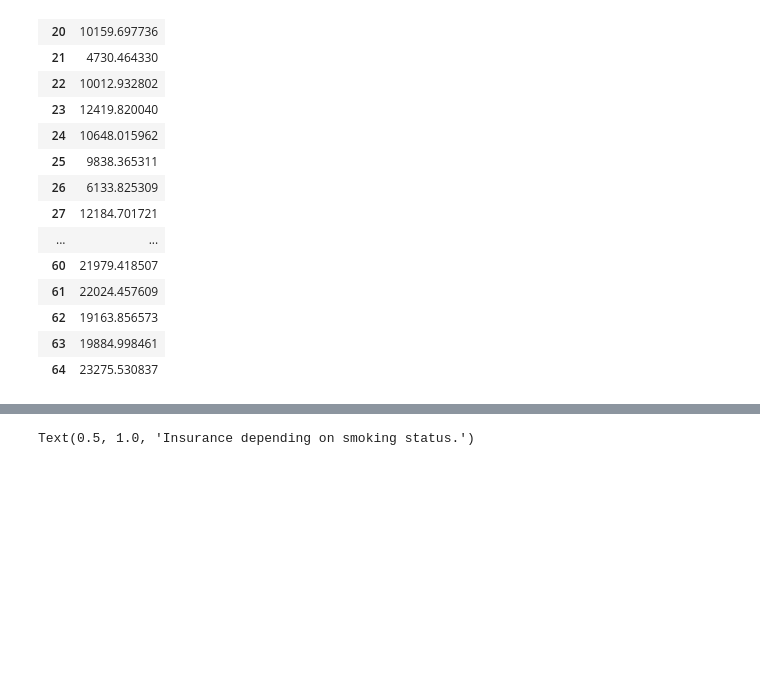
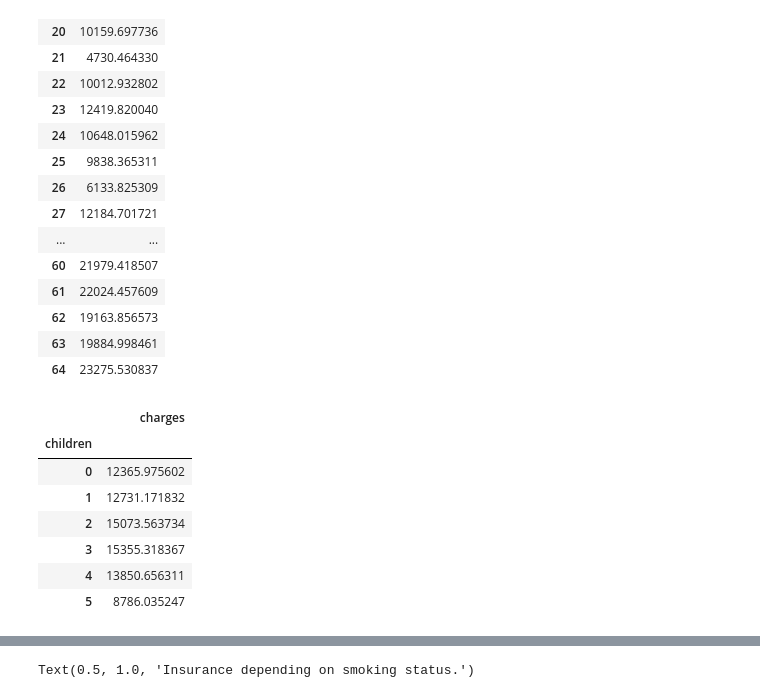
Before and after one commit to win8797/insurance-analysis, a Jupyter notebook: Insurance.ipynb, the cells around one changed output, grey strips where cells are left out. Drawn from its saved outputs; the diff is of its cells as text; code cells hidden in the pictures; blank space fills up the shorter version.

```diff
--- a/Insurance.ipynb
+++ b/Insurance.ipynb
@@ -37,6 +37,18 @@ df.groupby('age')[['charges']].mean()
 | 62 | 19163.856573 |
 | 63 | 19884.998461 |
 | 64 | 23275.530837 |
+# %%
+cc=df.groupby('children')[['charges']].mean()
+cc
+# %% [output]
+|  | charges |
+| children |  |
+| 0 | 12365.975602 |
+| 1 | 12731.171832 |
+| 2 | 15073.563734 |
+| 3 | 15355.318367 |
+| 4 | 13850.656311 |
+| 5 | 8786.035247 |
 # %%
 df.groupby('smoker')['charges'].describe()
 # %% [output]
```
Also changed, not shown: parts of 2 cells of this notebook.
